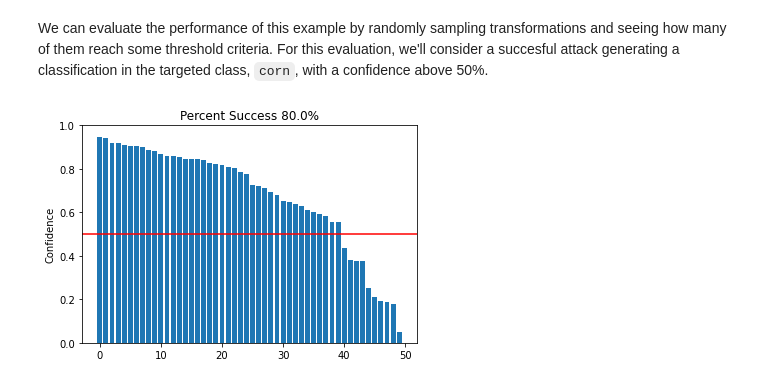
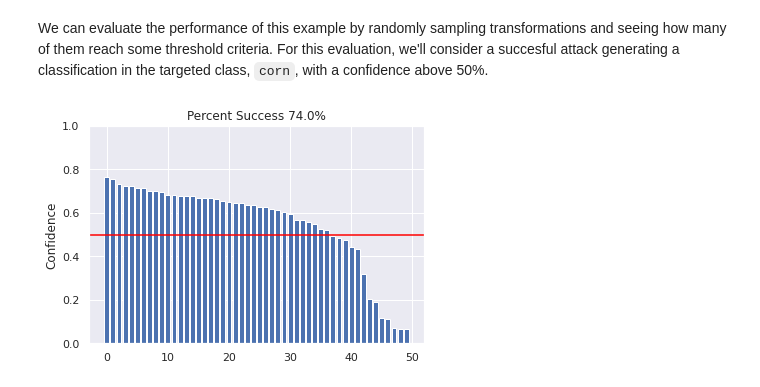
Before and after one commit to deokdecef44cnsnddos9ndam/ml-security, a Jupyter notebook: ai_for_streetfighters_2.ipynb, the cells around one changed output. Saved outputs shown, nothing was run; the diff lists cells and outputs as text; code cells hidden in the pictures.

```diff
--- a/ai_for_streetfighters_2.ipynb
+++ b/ai_for_streetfighters_2.ipynb
@@ -613,0 +417,2 @@ transform = nn.Sequential(
+# %%
+model = mlsec.imagenet.build_model("resnet18", device)
@@ -613,0 +423,5 @@ transform = nn.Sequential(
+# %%
+toaster = mlsec.utils.load_image_as_tensor('mlsec/images/toaster.jpg')
+probs = model(toaster)
+
+mlsec.plots.example(toaster, probs)
@@ -614,2 +505,4 @@ transform = nn.Sequential(
+# %%
+real_world_transform = mlsec.imagenet.get_transform()
 # %% [markdown]
 We can put our natural toaster image through these transformations to visualize their effect.
@@ -668,0 +541,16 @@ show_transform_examples(transform, adv_img)
+# %%
+image = nn.Parameter(toaster)
+batch_size = 16
+fake_label = mlsec.imagenet.make_labels('corn',  batch_size, device)
+
+loss_history = []
+for _ in range(100):
+  images = real_world_transform(image, batch_size)
+
+  outputs = model(images)
+  loss = loss_fn(outputs, fake_label)
+  update_parameters(loss, [image])
+  loss_history.append(loss.item())
+  mlsec.plots.progress(images[0].unsqueeze(0), model, loss_history)
+
+idisplay.clear_output(wait=True)
@@ -669,7 +580,6 @@ show_transform_examples(transform, adv_img)
 # %% [markdown]
 We can evaluate the performance of this example by randomly sampling transformations and seeing how many of them reach some threshold criteria. For this evaluation, we'll consider a succesful attack generating a classification in the targeted class, `corn`, with a confidence above 50%.
 # %%
-from mlsec.plots import evaluate
-evaluate(model, transform, adv_img, 'corn', threshold=0.5)
+mlsec.plots.evaluate(model, real_world_transform, image, 'corn', threshold=0.5)
 # %% [output]
-[figure, old version]
+[figure, new version]
```
Also changed, not shown: parts of 92 cells of this notebook.
